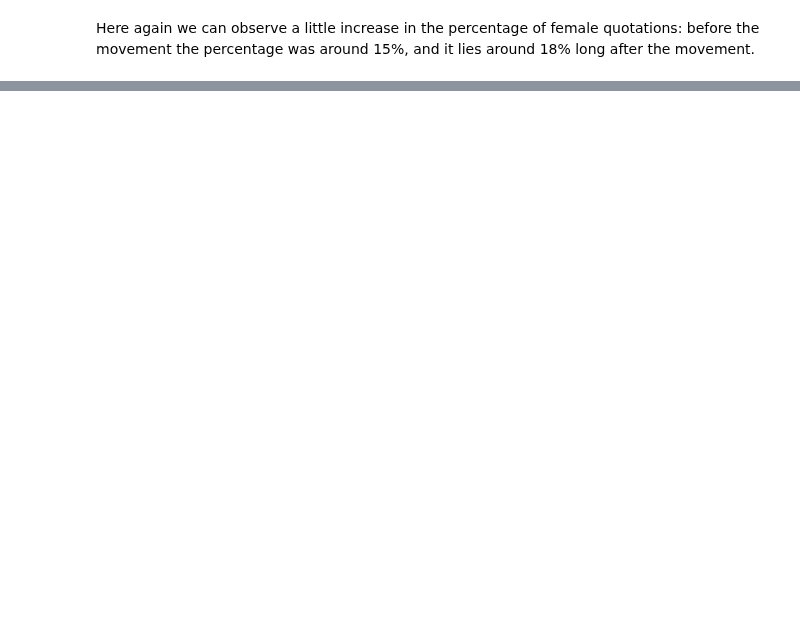
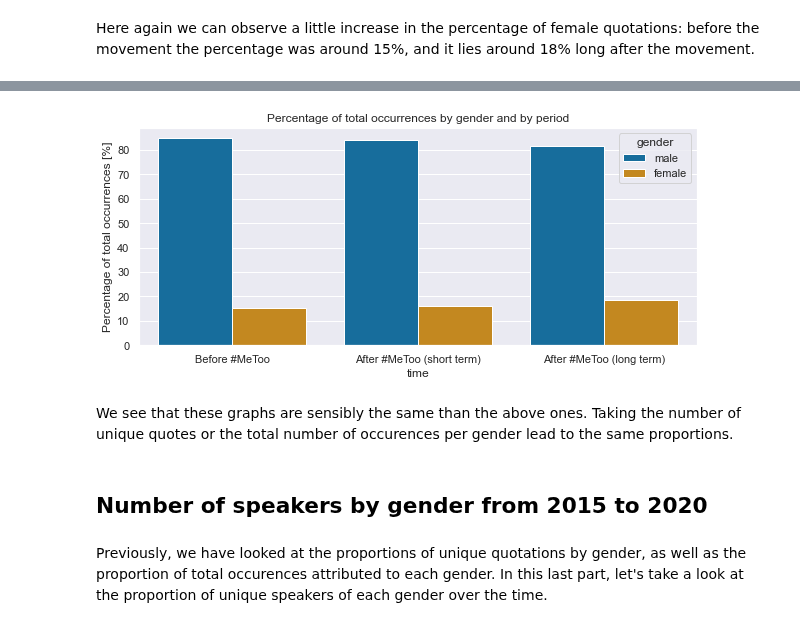
Before and after one commit to janougome/ADA-team, a Jupyter notebook: Descriptive tasks.ipynb, the cells around one changed output, grey strips where cells are left out. Cells and saved outputs as stored; diff of their text form; code cells hidden in the pictures; blank space fills up the shorter version.

```diff
--- a/Descriptive tasks.ipynb
+++ b/Descriptive tasks.ipynb
@@ -241,0 +208,12 @@ plt.xlabel('Gender');
+# %%
+ax = sns.barplot(x = quotes_by_gender_periods['time'], y = quotes_by_gender_periods['Occurrences']*100, hue = quotes_by_gender_periods['gender'], data = quotes_by_gender_periods)
+ax.set(ylabel='Percentage of total occurrences [%]')
+ax.set_title('Percentage of total occurrences by gender and by period');
+# %% [output]
+[figure, added]
+# %% [markdown]
+We see that these graphs are sensibly the same than the above ones. Taking the number of unique quotes or the total number of occurences per gender lead to the same proportions.
+# %% [markdown]
+## Number of speakers by gender from 2015 to 2020
+# %% [markdown]
+Previously, we have looked at the proportions of unique quotations by gender, as well as the proportion of total occurences attributed to each gender. In this last part, let's take a look at the proportion of unique speakers of each gender over the time.
```
Also changed, not shown: parts of 27 cells of this notebook, 1 other file.
